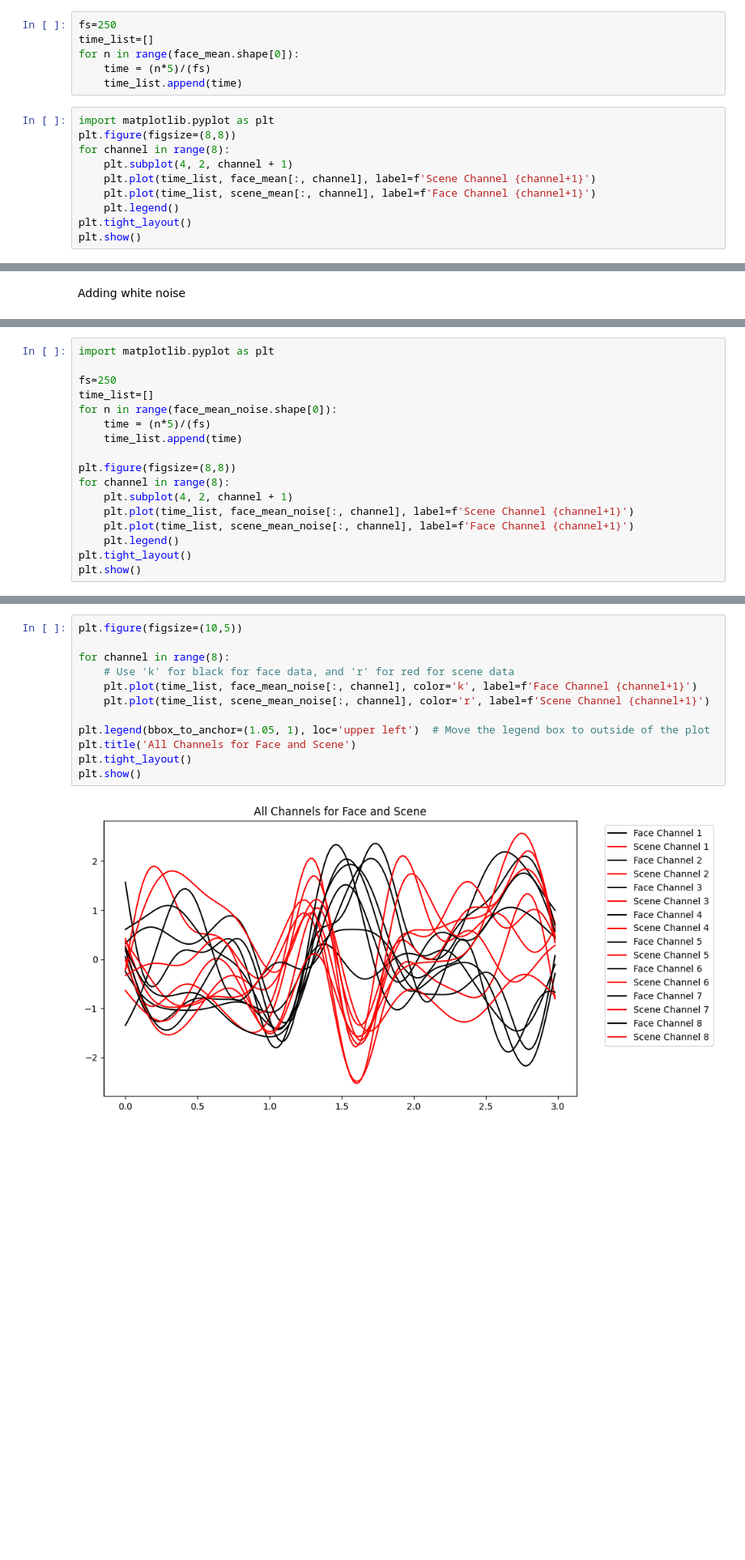
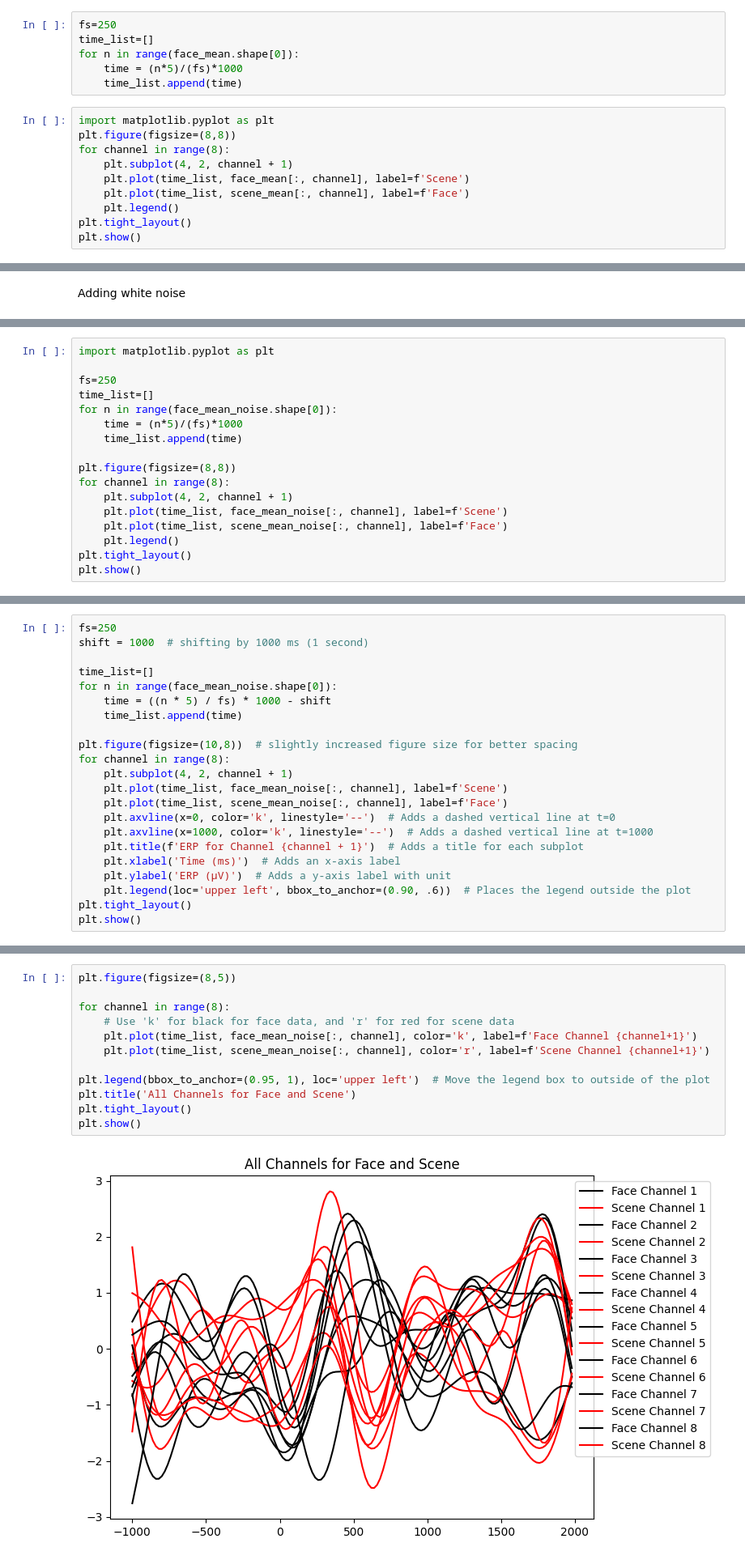
Before and after one commit to AbiriLab/Neurofeedback-Based-BCI, a Jupyter notebook: SVM for Unicorn Data/Classificaton_nf_V2.ipynb, the cells around one changed output, grey strips where cells are left out. Shown at 81% size. Cells and saved outputs as stored; diff of their text form; blank space fills up the shorter version.

```diff
--- a/SVM for Unicorn Data/Classificaton_nf_V2.ipynb
+++ b/SVM for Unicorn Data/Classificaton_nf_V2.ipynb
@@ -182,15 +192,15 @@ print(scene_mean.shape, type(scene_mean))
 fs=250
 time_list=[]
 for n in range(face_mean.shape[0]):
-    time = (n*5)/(fs)
+    time = (n*5)/(fs)*1000
     time_list.append(time)
 # %%
 import matplotlib.pyplot as plt
 plt.figure(figsize=(8,8))
 for channel in range(8):
     plt.subplot(4, 2, channel + 1)
-    plt.plot(time_list, face_mean[:, channel], label=f'Scene Channel {channel+1}')
-    plt.plot(time_list, scene_mean[:, channel], label=f'Face Channel {channel+1}')
+    plt.plot(time_list, face_mean[:, channel], label=f'Scene')
+    plt.plot(time_list, scene_mean[:, channel], label=f'Face')
     plt.legend()
 plt.tight_layout()
 plt.show()
@@ -232,14 +242,14 @@ import matplotlib.pyplot as plt
 fs=250
 time_list=[]
 for n in range(face_mean_noise.shape[0]):
-    time = (n*5)/(fs)
+    time = (n*5)/(fs)*1000
     time_list.append(time)
 
 plt.figure(figsize=(8,8))
 for channel in range(8):
     plt.subplot(4, 2, channel + 1)
-    plt.plot(time_list, face_mean_noise[:, channel], label=f'Scene Channel {channel+1}')
-    plt.plot(time_list, scene_mean_noise[:, channel], label=f'Face Channel {channel+1}')
+    plt.plot(time_list, face_mean_noise[:, channel], label=f'Scene')
+    plt.plot(time_list, scene_mean_noise[:, channel], label=f'Face')
     plt.legend()
 plt.tight_layout()
 plt.show()
@@ -247,0 +258,22 @@ plt.show()
+# %%
+fs=250
+shift = 1000  # shifting by 1000 ms (1 second)
+
+time_list=[]
+for n in range(face_mean_noise.shape[0]):
+    time = ((n * 5) / fs) * 1000 - shift
+    time_list.append(time)
+
+plt.figure(figsize=(10,8))  # slightly increased figure size for better spacing
+for channel in range(8):
+    plt.subplot(4, 2, channel + 1)
+    plt.plot(time_list, face_mean_noise[:, channel], label=f'Scene')
+    plt.plot(time_list, scene_mean_noise[:, channel], label=f'Face')
+    plt.axvline(x=0, color='k', linestyle='--')  # Adds a dashed vertical line at t=0
+    plt.axvline(x=1000, color='k', linestyle='--')  # Adds a dashed vertical line at t=1000
+    plt.title(f'ERP for Channel {channel + 1}')  # Adds a title for each subplot
+    plt.xlabel('Time (ms)')  # Adds an x-axis label
+    plt.ylabel('ERP (μV)')  # Adds a y-axis label with unit
+    plt.legend(loc='upper left', bbox_to_anchor=(0.90, .6))  # Places the legend outside the plot
+plt.tight_layout()
+plt.show()
@@ -265,15 +299,15 @@ plt.show()
 # %%
-plt.figure(figsize=(10,5))
+plt.figure(figsize=(8,5))
 
 for channel in range(8):
     # Use 'k' for black for face data, and 'r' for red for scene data
     plt.plot(time_list, face_mean_noise[:, channel], color='k', label=f'Face Channel {channel+1}')
     plt.plot(time_list, scene_mean_noise[:, channel], color='r', label=f'Scene Channel {channel+1}')
 
-plt.legend(bbox_to_anchor=(1.05, 1), loc='upper left')  # Move the legend box to outside of the plot
+plt.legend(bbox_to_anchor=(0.95, 1), loc='upper left')  # Move the legend box to outside of the plot
 plt.title('All Channels for Face and Scene')
 plt.tight_layout()
 plt.show()
 # %% [output]
-[figure, old version]
+[figure, new version]
 # %%
```
Also changed, not shown: parts of 23 cells of this notebook, 41 other files.
